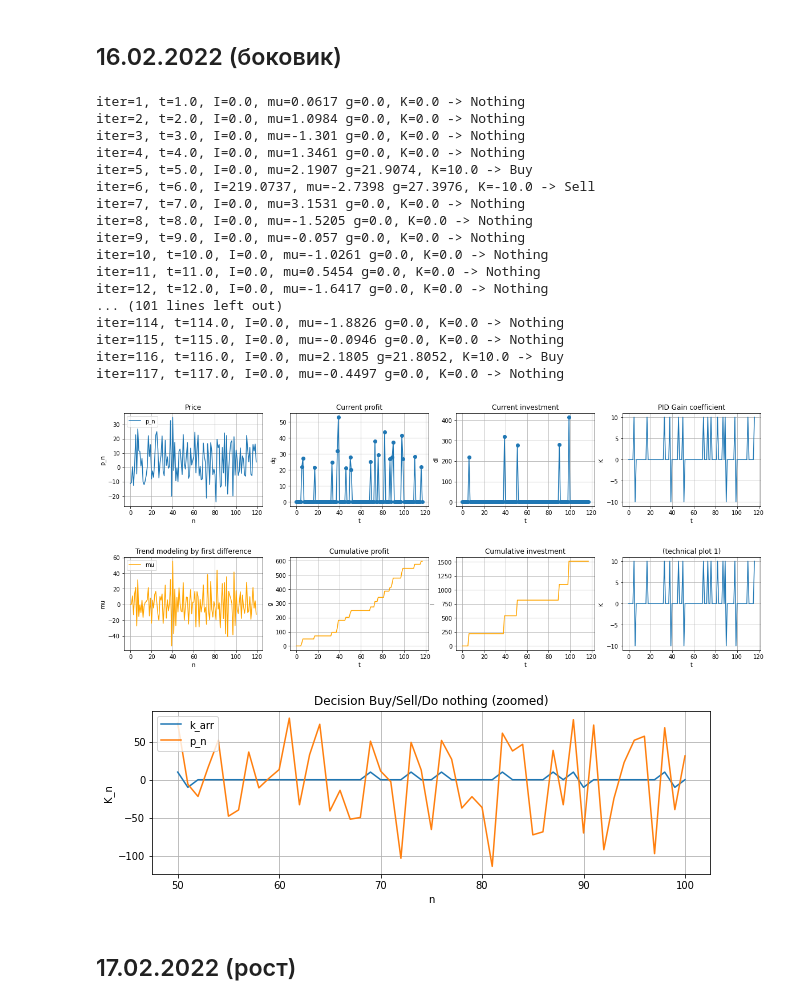
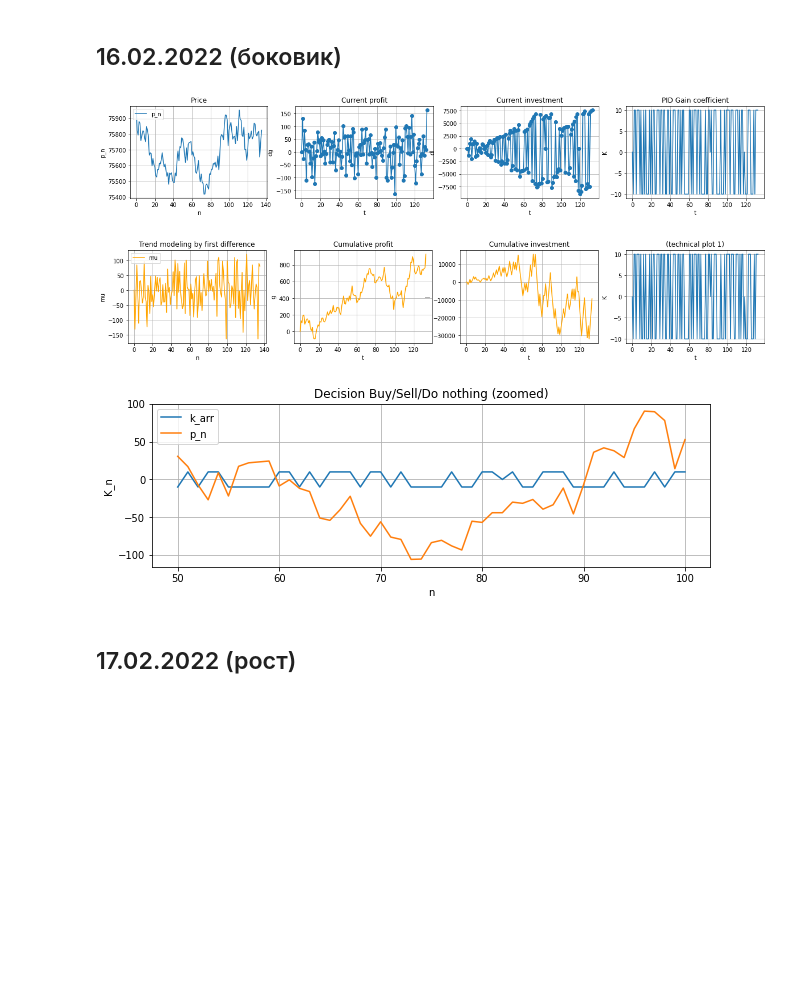
Before and after one commit to vadimvshepelev/test-alg, a Jupyter notebook: simple-pid.ipynb, the cells around one changed output. Saved outputs shown, nothing was run; the diff lists cells and outputs as text; code cells hidden in the pictures; blank space fills up the shorter version.

```diff
--- a/simple-pid.ipynb
+++ b/simple-pid.ipynb
@@ -377,38 +377,21 @@ plt.show()
 # %%
 import alg
 from math import fabs
 import importlib
 
 importlib.reload(alg)
 
 # alg.calc_alg0(p_arr_stable, mu_arr_stable, 1.)
 # alg.calc_alg2(p_arr_stable, mu_arr_stable, 1.)
 
 p_arr_test = np.loadtxt('p_arma-4-1.txt')
 mu_arr_test = np.loadtxt('mu_arma-4-1.txt')
 # p_arr_test, mu_arr_test
-alg.calc_alg0(p_arr_test, mu_arr_test, 1)
+alg.calc_alg0(p_arr_stable, mu_arr_stable, 1)
 # %% [output]
-iter=1, t=1.0, I=0.0, mu=0.0617 g=0.0, K=0.0 -> Nothing
-iter=2, t=2.0, I=0.0, mu=1.0984 g=0.0, K=0.0 -> Nothing
-iter=3, t=3.0, I=0.0, mu=-1.301 g=0.0, K=0.0 -> Nothing
-iter=4, t=4.0, I=0.0, mu=1.3461 g=0.0, K=0.0 -> Nothing
-iter=5, t=5.0, I=0.0, mu=2.1907 g=21.9074, K=10.0 -> Buy
-iter=6, t=6.0, I=219.0737, mu=-2.7398 g=27.3976, K=-10.0 -> Sell
-iter=7, t=7.0, I=0.0, mu=3.1531 g=0.0, K=0.0 -> Nothing
-iter=8, t=8.0, I=0.0, mu=-1.5205 g=0.0, K=0.0 -> Nothing
-iter=9, t=9.0, I=0.0, mu=-0.057 g=0.0, K=0.0 -> Nothing
-iter=10, t=10.0, I=0.0, mu=-1.0261 g=0.0, K=0.0 -> Nothing
-iter=11, t=11.0, I=0.0, mu=0.5454 g=0.0, K=0.0 -> Nothing
-iter=12, t=12.0, I=0.0, mu=-1.6417 g=0.0, K=0.0 -> Nothing
-... (101 lines left out)
-iter=114, t=114.0, I=0.0, mu=-1.8826 g=0.0, K=0.0 -> Nothing
-iter=115, t=115.0, I=0.0, mu=-0.0946 g=0.0, K=0.0 -> Nothing
-iter=116, t=116.0, I=0.0, mu=2.1805 g=21.8052, K=10.0 -> Buy
-iter=117, t=117.0, I=0.0, mu=-0.4497 g=0.0, K=0.0 -> Nothing
-[figure, old version]
+[figure, new version]
-[figure, old version]
+[figure, new version]
-[figure, old version]
+[figure, new version]
 # %% [markdown]
 ## 17.02.2022 (рост)
 # %%
```
Also changed, not shown: parts of 8 cells of this notebook, 3 other files.
